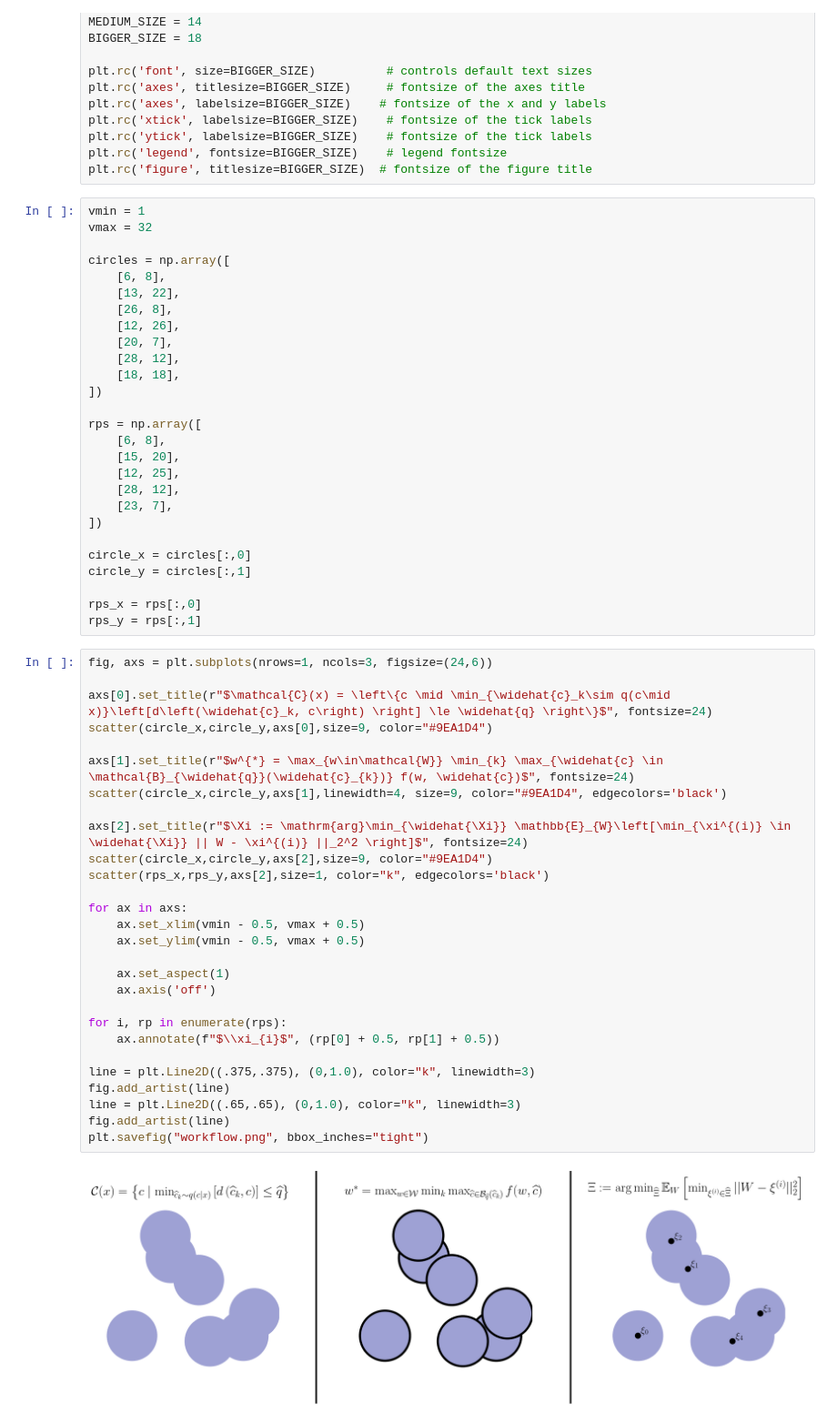
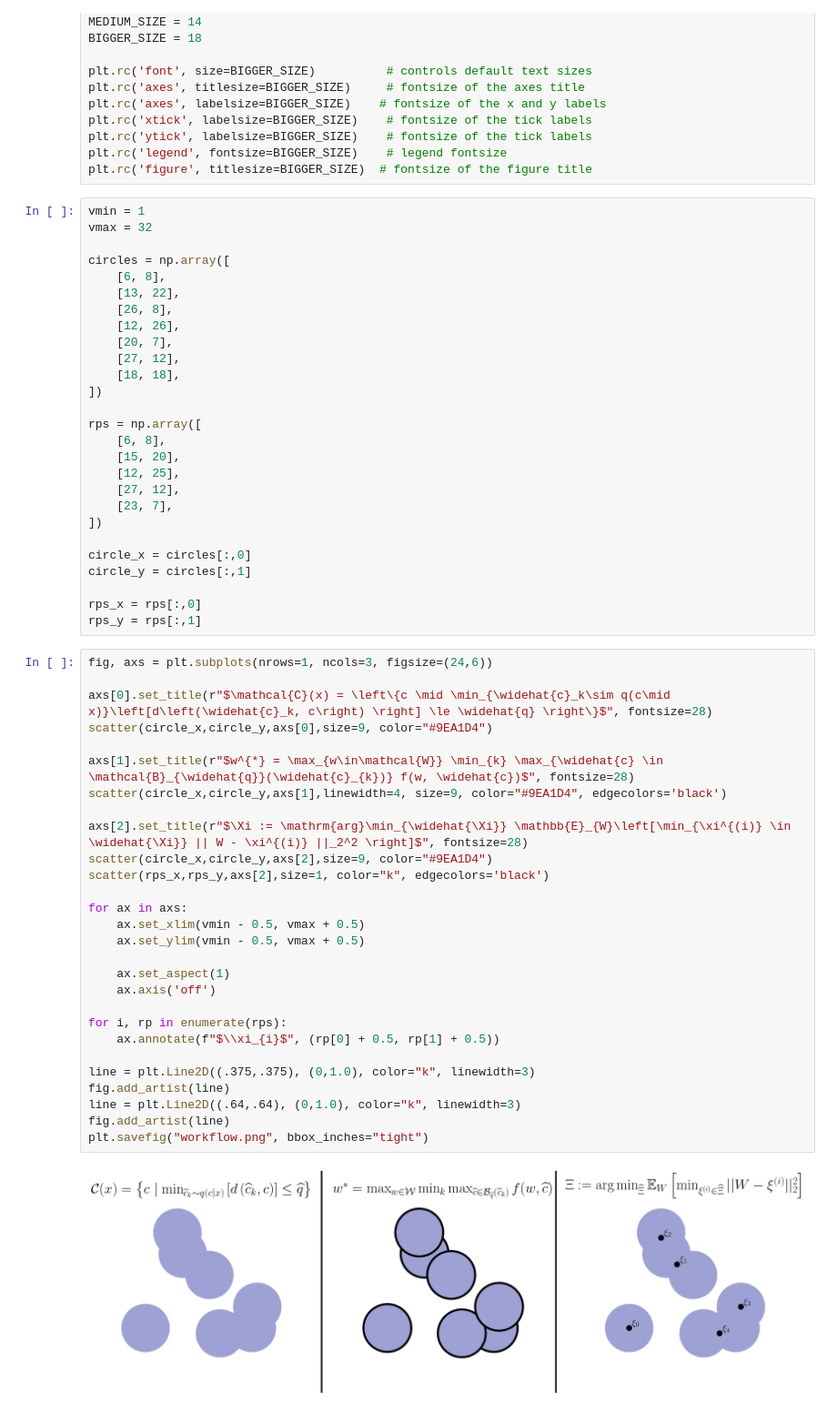
Before and after one commit to yashpatel5400/csi, a Jupyter notebook: diagram.ipynb, the cells around one changed output. Shown: that part at 91% size. Saved outputs shown, nothing was run; the diff lists cells and outputs as text.

```diff
--- a/diagram.ipynb
+++ b/diagram.ipynb
@@ -55,7 +55,7 @@ circles = np.array([
     [26, 8],
     [12, 26],
     [20, 7],
-    [28, 12],
+    [27, 12],
     [18, 18],
 ])
 
@@ -63,7 +63,7 @@ rps = np.array([
     [6, 8],
     [15, 20],
     [12, 25],
-    [28, 12],
+    [27, 12],
     [23, 7],
 ])
 
@@ -75,30 +75,30 @@ rps_y = rps[:,1]
 # %%
 fig, axs = plt.subplots(nrows=1, ncols=3, figsize=(24,6))
 
-axs[0].set_title(r"$\mathcal{C}(x) = \left\{c \mid \min_{\widehat{c}_k\sim q(c\mid x)}\left[d\left(\widehat{c}_k, c\right) \right] \le \widehat{q} \right\}$", fontsize=24)
+axs[0].set_title(r"$\mathcal{C}(x) = \left\{c \mid \min_{\widehat{c}_k\sim q(c\mid x)}\left[d\left(\widehat{c}_k, c\right) \right] \le \widehat{q} \right\}$", fontsize=28)
 scatter(circle_x,circle_y,axs[0],size=9, color="#9EA1D4")
 
-axs[1].set_title(r"$w^{*} = \max_{w\in\mathcal{W}} \min_{k} \max_{\widehat{c} \in \mathcal{B}_{\widehat{q}}(\widehat{c}_{k})} f(w, \widehat{c})$", fontsize=24)
+axs[1].set_title(r"$w^{*} = \max_{w\in\mathcal{W}} \min_{k} \max_{\widehat{c} \in \mathcal{B}_{\widehat{q}}(\widehat{c}_{k})} f(w, \widehat{c})$", fontsize=28)
 scatter(circle_x,circle_y,axs[1],linewidth=4, size=9, color="#9EA1D4", edgecolors='black')
 
-axs[2].set_title(r"$\Xi := \mathrm{arg}\min_{\widehat{\Xi}} \mathbb{E}_{W}\left[\min_{\xi^{(i)} \in \widehat{\Xi}} || W - \xi^{(i)} ||_2^2 \right]$", fontsize=24)
+axs[2].set_title(r"$\Xi := \mathrm{arg}\min_{\widehat{\Xi}} \mathbb{E}_{W}\left[\min_{\xi^{(i)} \in \widehat{\Xi}} || W - \xi^{(i)} ||_2^2 \right]$", fontsize=28)
 scatter(circle_x,circle_y,axs[2],size=9, color="#9EA1D4")
 scatter(rps_x,rps_y,axs[2],size=1, color="k", edgecolors='black')
 
 for ax in axs:
     ax.set_xlim(vmin - 0.5, vmax + 0.5)
     ax.set_ylim(vmin - 0.5, vmax + 0.5)
 
     ax.set_aspect(1)
     ax.axis('off')
 
 for i, rp in enumerate(rps):
     ax.annotate(f"$\\xi_{i}$", (rp[0] + 0.5, rp[1] + 0.5))
 
 line = plt.Line2D((.375,.375), (0,1.0), color="k", linewidth=3)
 fig.add_artist(line)
-line = plt.Line2D((.65,.65), (0,1.0), color="k", linewidth=3)
+line = plt.Line2D((.64,.64), (0,1.0), color="k", linewidth=3)
 fig.add_artist(line)
 plt.savefig("workflow.png", bbox_inches="tight")
 # %% [output]
-[figure, old version]
+[figure, new version]
```
Also changed, not shown: 5 other files.
